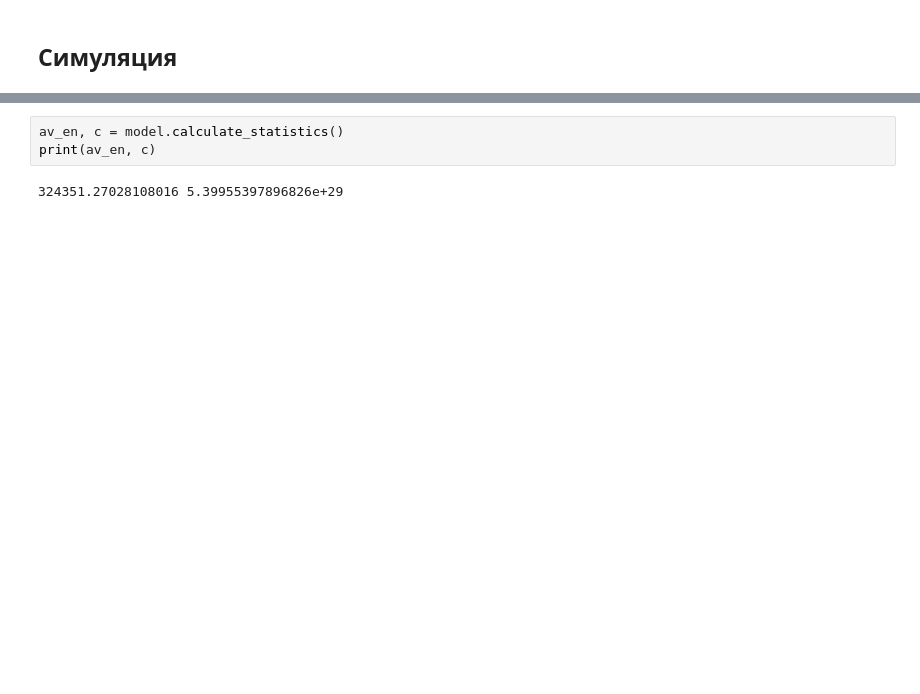
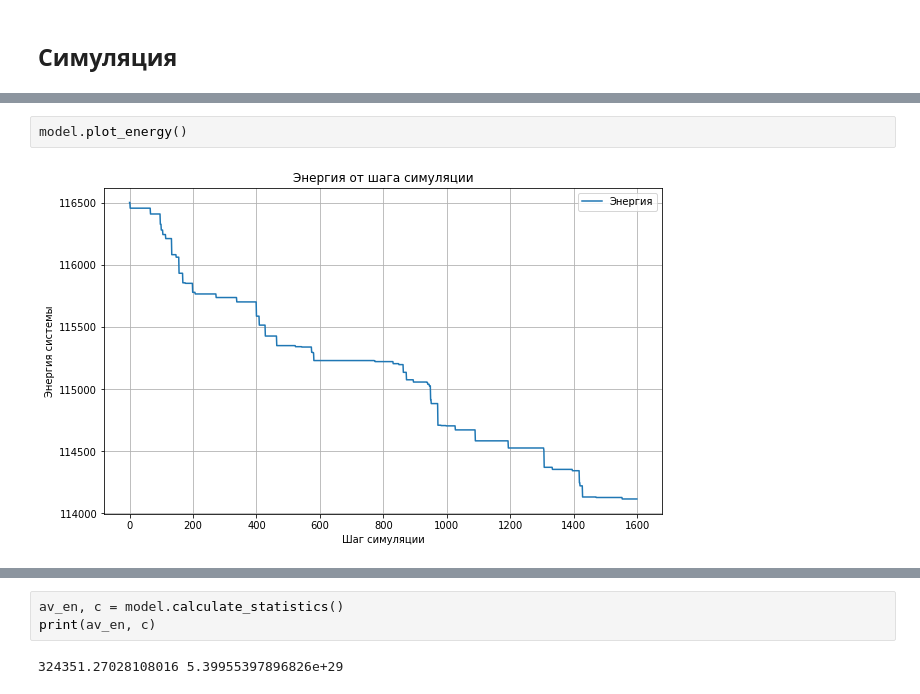
Before and after one commit to rknzhl/polymerization, a Jupyter notebook: main.ipynb, the cells around one changed output, grey strips where cells are left out. Cells and saved outputs as stored; diff of their text form; blank space fills up the shorter version.

```diff
--- a/main.ipynb
+++ b/main.ipynb
@@ -23,2 +25,6 @@ model.plot_energy()
+# %%
+model.plot_energy()
+# %% [output]
+[figure, added]
 # %%
 # Создание экземпляра модели и запуск симуляции
```
Also changed, not shown: parts of 7 cells of this notebook, 4 other files.
